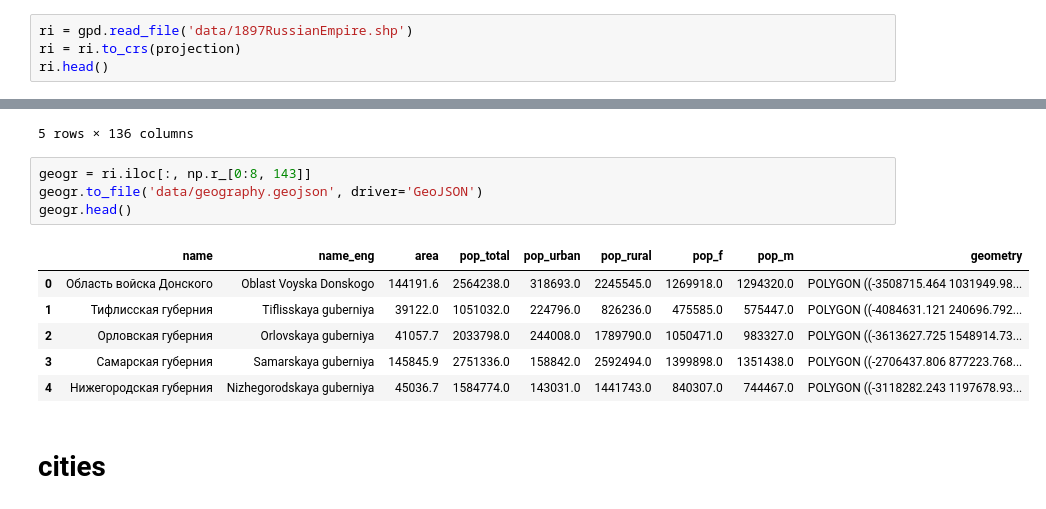
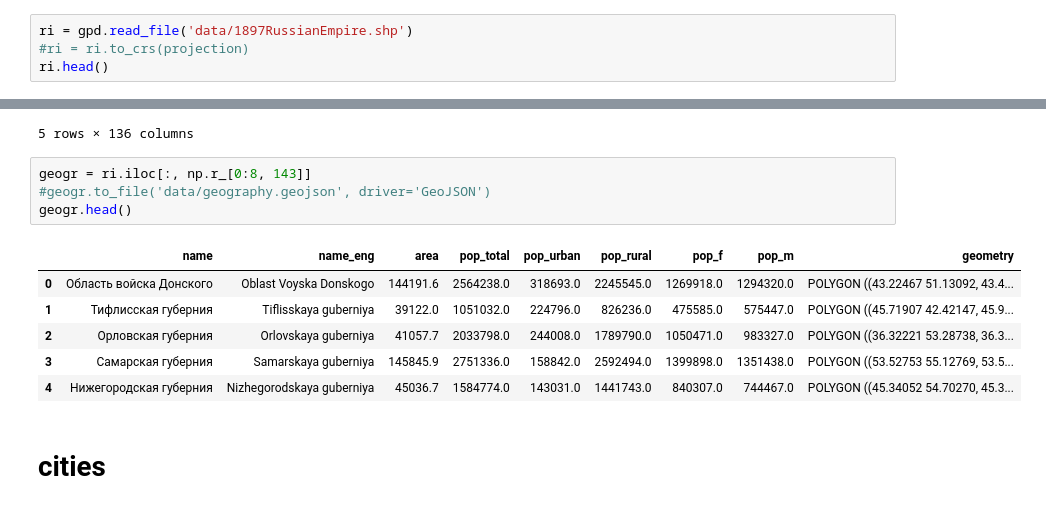
Before and after one commit to fant0md/empire-migrations-coursework, a Jupyter notebook: dataset-creation.ipynb, the cells around one changed output, grey strips where cells are left out. Cells and saved outputs as stored; diff of their text form.

Commit message:
rework projections, add mig share

```diff
--- a/dataset-creation.ipynb
+++ b/dataset-creation.ipynb
@@ -21,7 +21,7 @@ projection = '+proj=aea +lat_1=50 +lat_2=70 +lat_0=56 +lon_0=100 +x_0=0 +y_0=0 +
 # transcultural empire
 # %%
 ri = gpd.read_file('data/1897RussianEmpire.shp')
-ri = ri.to_crs(projection)
+#ri = ri.to_crs(projection)
 ri.head()
 # %% [output]
 |  | NAMERUS | NAMEENG | AREAV | POPALL | POPCITY | POPRUR | POPW | POPM | LANVRUS | LANLRUS | LANBELORUS | ... |
@@ -73,15 +73,15 @@ languages.head()
 5 rows × 136 columns
 # %%
 geogr = ri.iloc[:, np.r_[0:8, 143]]
-geogr.to_file('data/geography.geojson', driver='GeoJSON')
+#geogr.to_file('data/geography.geojson', driver='GeoJSON')
 geogr.head()
 # %% [output]
 |  | name | name_eng | area | pop_total | pop_urban | pop_rural | pop_f | pop_m | geometry |
-| 0 | Область войска Донского | Oblast Voyska Donskogo | 144191.6 | 2564238.0 | 318693.0 | 2245545.0 | 1269918.0 | 1294320.0 | POLYGON ((-3508715.464 1031949.98... |
-| 1 | Тифлисская губерния | Tiflisskaya guberniya | 39122.0 | 1051032.0 | 224796.0 | 826236.0 | 475585.0 | 575447.0 | POLYGON ((-4084631.121 240696.792... |
-| 2 | Орловская губерния | Orlovskaya guberniya | 41057.7 | 2033798.0 | 244008.0 | 1789790.0 | 1050471.0 | 983327.0 | POLYGON ((-3613627.725 1548914.73... |
-| 3 | Самарская губерния | Samarskaya guberniya | 145845.9 | 2751336.0 | 158842.0 | 2592494.0 | 1399898.0 | 1351438.0 | POLYGON ((-2706437.806 877223.768... |
-| 4 | Нижегородская губерния | Nizhegorodskaya guberniya | 45036.7 | 1584774.0 | 143031.0 | 1441743.0 | 840307.0 | 744467.0 | POLYGON ((-3118282.243 1197678.93... |
+| 0 | Область войска Донского | Oblast Voyska Donskogo | 144191.6 | 2564238.0 | 318693.0 | 2245545.0 | 1269918.0 | 1294320.0 | POLYGON ((43.22467 51.13092, 43.4... |
+| 1 | Тифлисская губерния | Tiflisskaya guberniya | 39122.0 | 1051032.0 | 224796.0 | 826236.0 | 475585.0 | 575447.0 | POLYGON ((45.71907 42.42147, 45.9... |
+| 2 | Орловская губерния | Orlovskaya guberniya | 41057.7 | 2033798.0 | 244008.0 | 1789790.0 | 1050471.0 | 983327.0 | POLYGON ((36.32221 53.28738, 36.3... |
+| 3 | Самарская губерния | Samarskaya guberniya | 145845.9 | 2751336.0 | 158842.0 | 2592494.0 | 1399898.0 | 1351438.0 | POLYGON ((53.52753 55.12769, 53.5... |
+| 4 | Нижегородская губерния | Nizhegorodskaya guberniya | 45036.7 | 1584774.0 | 143031.0 | 1441743.0 | 840307.0 | 744467.0 | POLYGON ((45.34052 54.70270, 45.3... |
 # %% [markdown]
 # cities
 # %%
```
Also changed, not shown: parts of 18 cells of this notebook, 4 other files.
